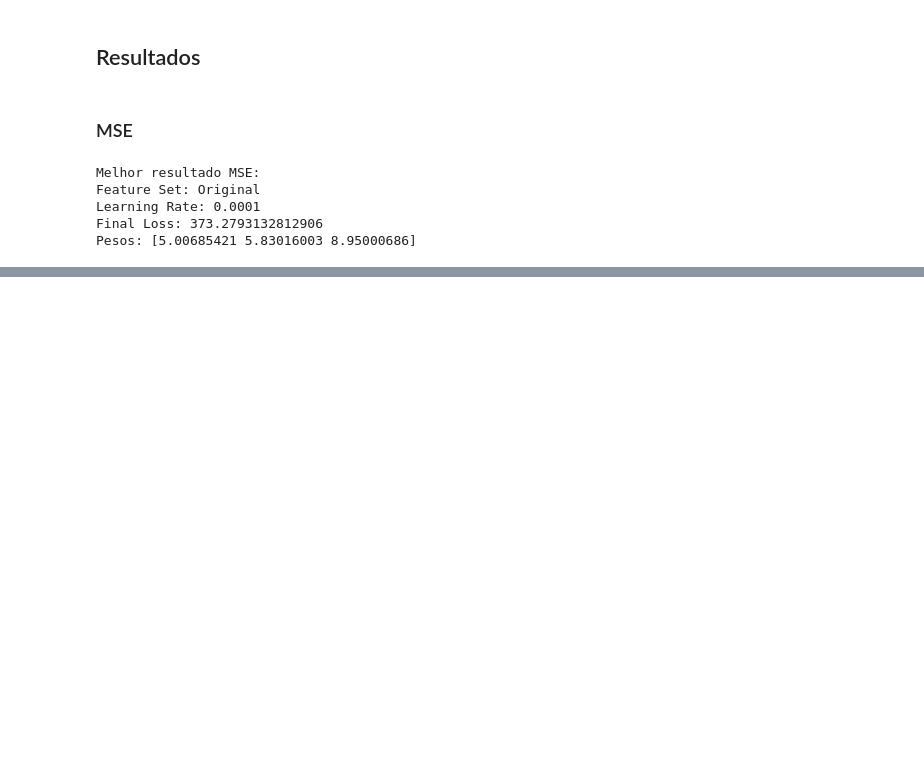
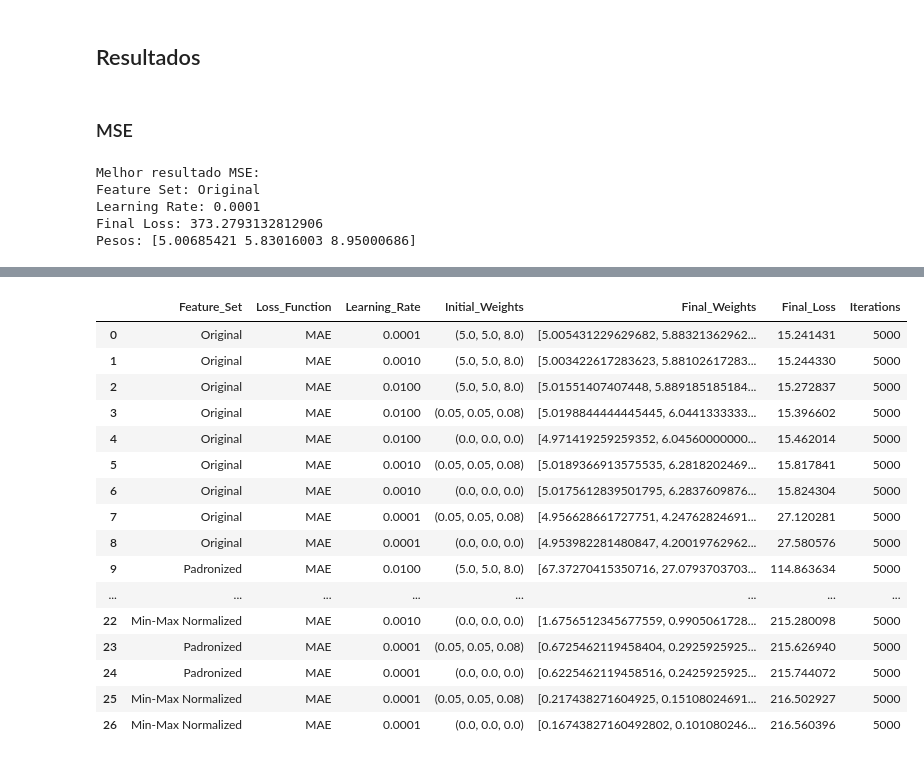
Before and after one commit to matheusssilva991/rna_tarefas_mestrado, a Jupyter notebook: src/tarefa2.ipynb, the cells around one changed output, grey strips where cells are left out. Cells and saved outputs as stored; diff of their text form; code cells hidden in the pictures; blank space fills up the shorter version.

```diff
--- a/src/tarefa2.ipynb
+++ b/src/tarefa2.ipynb
@@ -305,0 +494,21 @@ df_result_mse
+# %%
+df_result_mae = df_result[df_result['Loss_Function'] == 'MAE'].sort_values(by='Final_Loss').reset_index(drop=True)
+df_result_mae
+# %% [output]
+|  | Feature_Set | Loss_Function | Learning_Rate | Initial_Weights | Final_Weights | Final_Loss | Iterations |
+| 0 | Original | MAE | 0.0001 | (5.0, 5.0, 8.0) | [5.005431229629682, 5.88321362962... | 15.241431 | 5000 |
+| 1 | Original | MAE | 0.0010 | (5.0, 5.0, 8.0) | [5.003422617283623, 5.88102617283... | 15.244330 | 5000 |
+| 2 | Original | MAE | 0.0100 | (5.0, 5.0, 8.0) | [5.01551407407448, 5.889185185184... | 15.272837 | 5000 |
+| 3 | Original | MAE | 0.0100 | (0.05, 0.05, 0.08) | [5.0198844444445445, 6.0441333333... | 15.396602 | 5000 |
+| 4 | Original | MAE | 0.0100 | (0.0, 0.0, 0.0) | [4.971419259259352, 6.04560000000... | 15.462014 | 5000 |
+| 5 | Original | MAE | 0.0010 | (0.05, 0.05, 0.08) | [5.0189366913575535, 6.2818202469... | 15.817841 | 5000 |
+| 6 | Original | MAE | 0.0010 | (0.0, 0.0, 0.0) | [5.0175612839501795, 6.2837609876... | 15.824304 | 5000 |
+| 7 | Original | MAE | 0.0001 | (0.05, 0.05, 0.08) | [4.956628661727751, 4.24762824691... | 27.120281 | 5000 |
+| 8 | Original | MAE | 0.0001 | (0.0, 0.0, 0.0) | [4.953982281480847, 4.20019762962... | 27.580576 | 5000 |
+| 9 | Padronized | MAE | 0.0100 | (5.0, 5.0, 8.0) | [67.37270415350716, 27.0793703703... | 114.863634 | 5000 |
+| ... | ... | ... | ... | ... | ... | ... | ... |
+| 22 | Min-Max Normalized | MAE | 0.0010 | (0.0, 0.0, 0.0) | [1.6756512345677559, 0.9905061728... | 215.280098 | 5000 |
+| 23 | Padronized | MAE | 0.0001 | (0.05, 0.05, 0.08) | [0.6725462119458404, 0.2925925925... | 215.626940 | 5000 |
+| 24 | Padronized | MAE | 0.0001 | (0.0, 0.0, 0.0) | [0.6225462119458516, 0.2425925925... | 215.744072 | 5000 |
+| 25 | Min-Max Normalized | MAE | 0.0001 | (0.05, 0.05, 0.08) | [0.217438271604925, 0.15108024691... | 216.502927 | 5000 |
+| 26 | Min-Max Normalized | MAE | 0.0001 | (0.0, 0.0, 0.0) | [0.16743827160492802, 0.101080246... | 216.560396 | 5000 |
```
Also changed, not shown: parts of 7 cells of this notebook.
